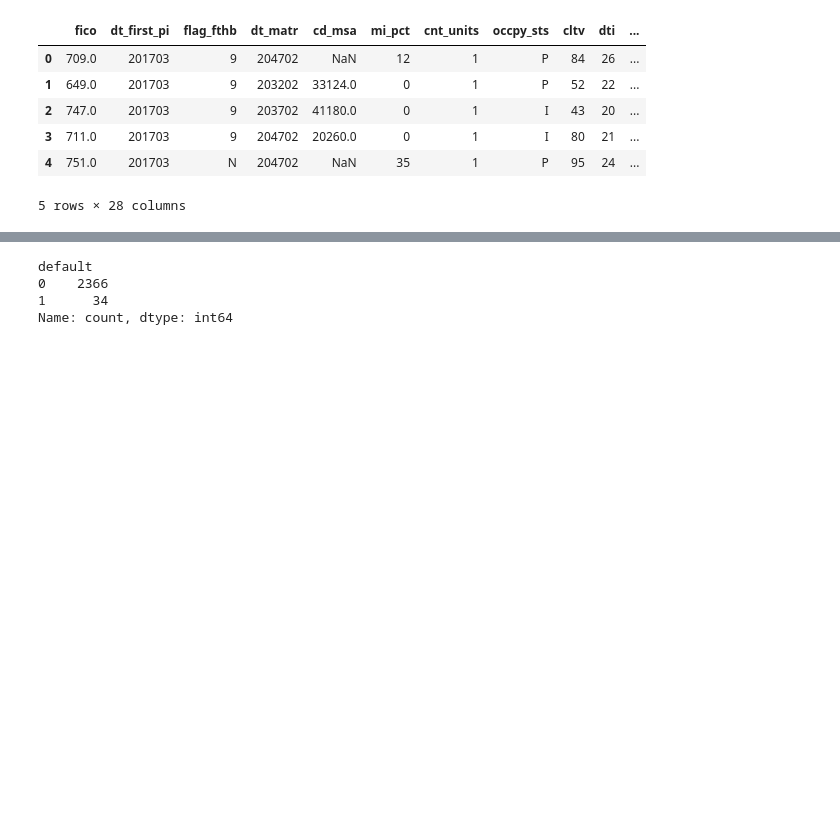
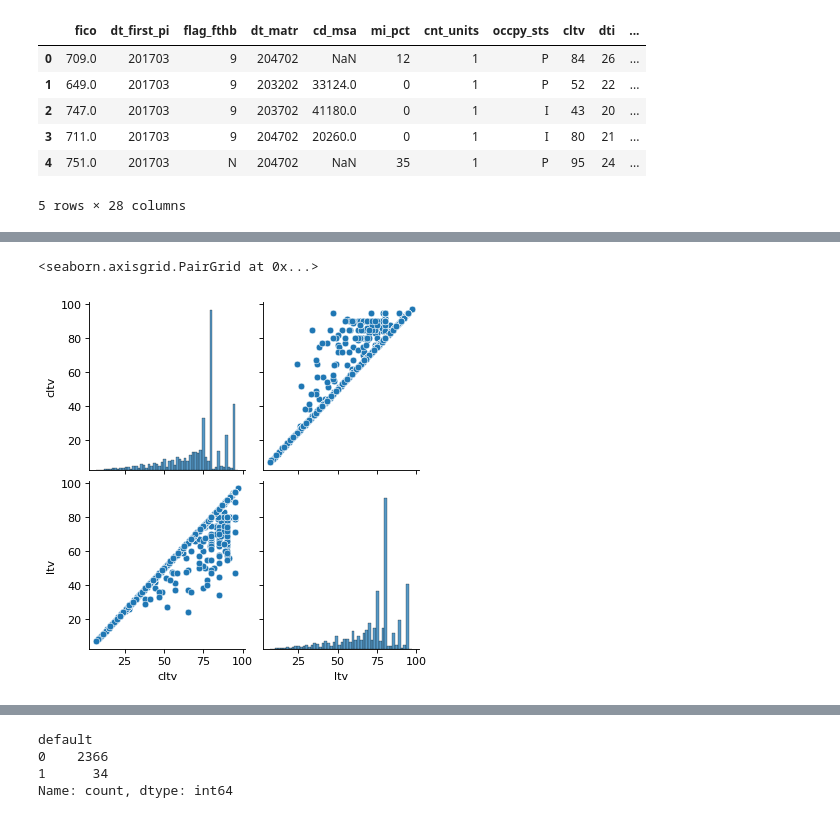
Before and after one commit to VanMichel/MLPy_project2, a Jupyter notebook: project2Max.ipynb, the cells around one changed output, grey strips where cells are left out. Saved outputs shown, nothing was run; the diff lists cells and outputs as text; code cells hidden in the pictures; blank space fills up the shorter version.

```diff
--- a/project2Max.ipynb
+++ b/project2Max.ipynb
@@ -115,0 +209,5 @@ d.loc[d["flag_sc"].isna(), "flag_sc"] = "N"
+# %%
+sns.pairplot(d[["cltv","ltv"]])
+# %% [output]
+<seaborn.axisgrid.PairGrid at 0x...>
+[figure, added]
```
Also changed, not shown: parts of 32 cells of this notebook.
